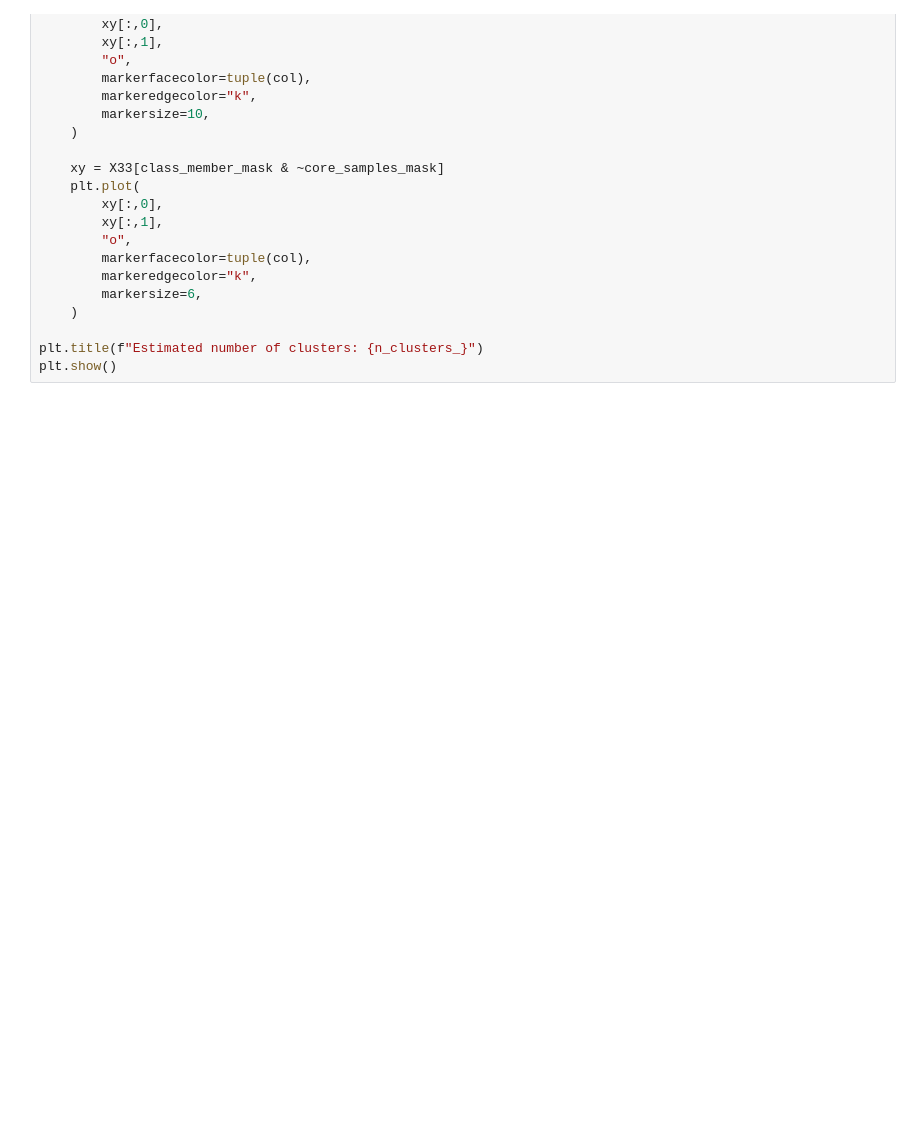
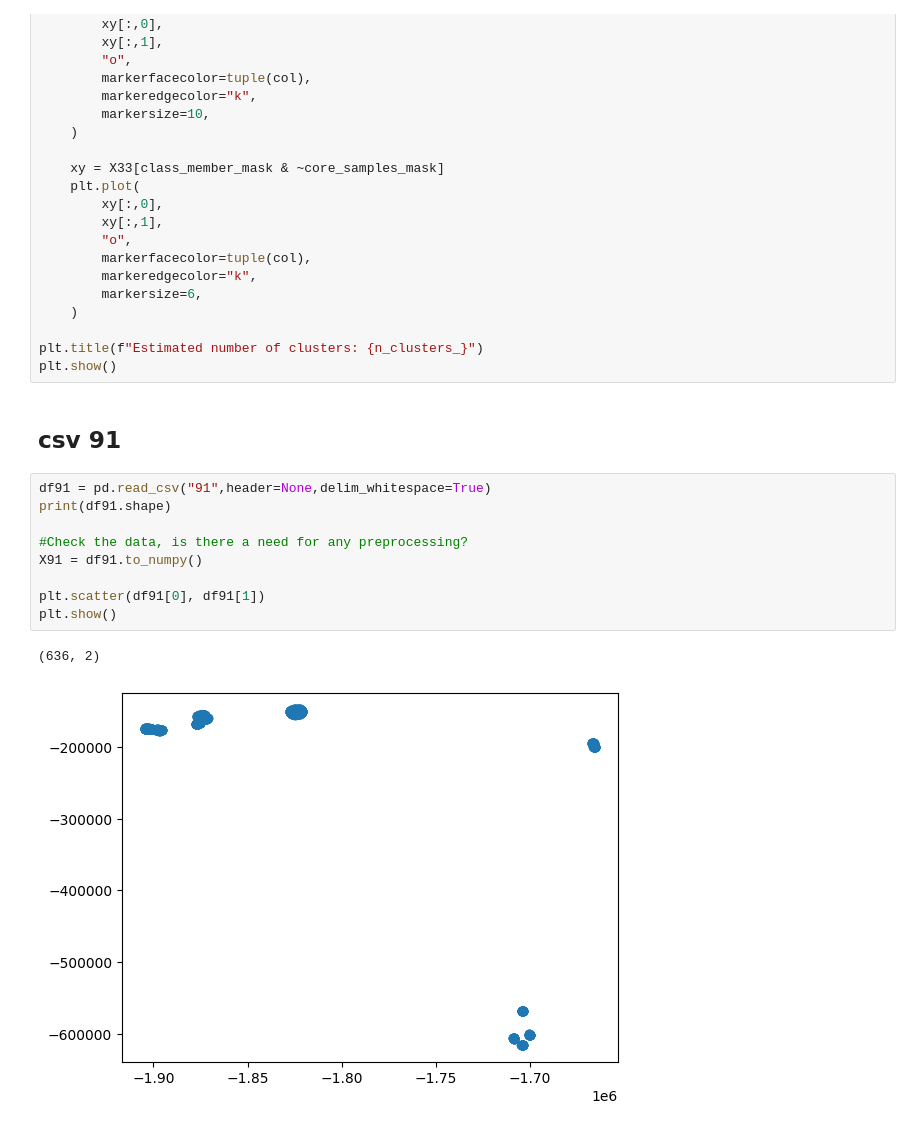
Before and after one commit to yninom/CLUSTERING, a Jupyter notebook: DBSCAN/DBSCAN_Ex.ipynb, the cells around one changed output. Drawn from its saved outputs; the diff is of its cells as text; blank space fills up the shorter version.

```diff
--- a/DBSCAN/DBSCAN_Ex.ipynb
+++ b/DBSCAN/DBSCAN_Ex.ipynb
@@ -234,3 +244,17 @@ for k, col in zip(unique_labels, colors):
 
 plt.title(f"Estimated number of clusters: {n_clusters_}")
 plt.show()
+# %% [markdown]
+## csv 91
+# %%
+df91 = pd.read_csv("91",header=None,delim_whitespace=True)
+print(df91.shape)
+
+#Check the data, is there a need for any preprocessing?
+X91 = df91.to_numpy()
+
+plt.scatter(df91[0], df91[1])
+plt.show()
+# %% [output]
+(636, 2)
+[figure, added]
```
Also changed, not shown: parts of 11 cells of this notebook.
